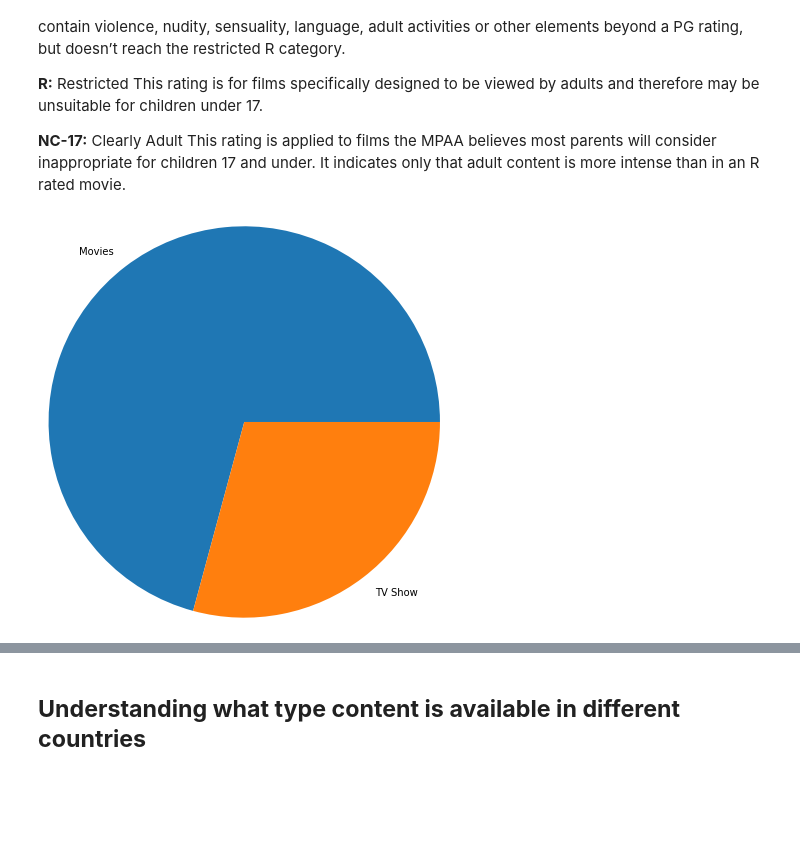
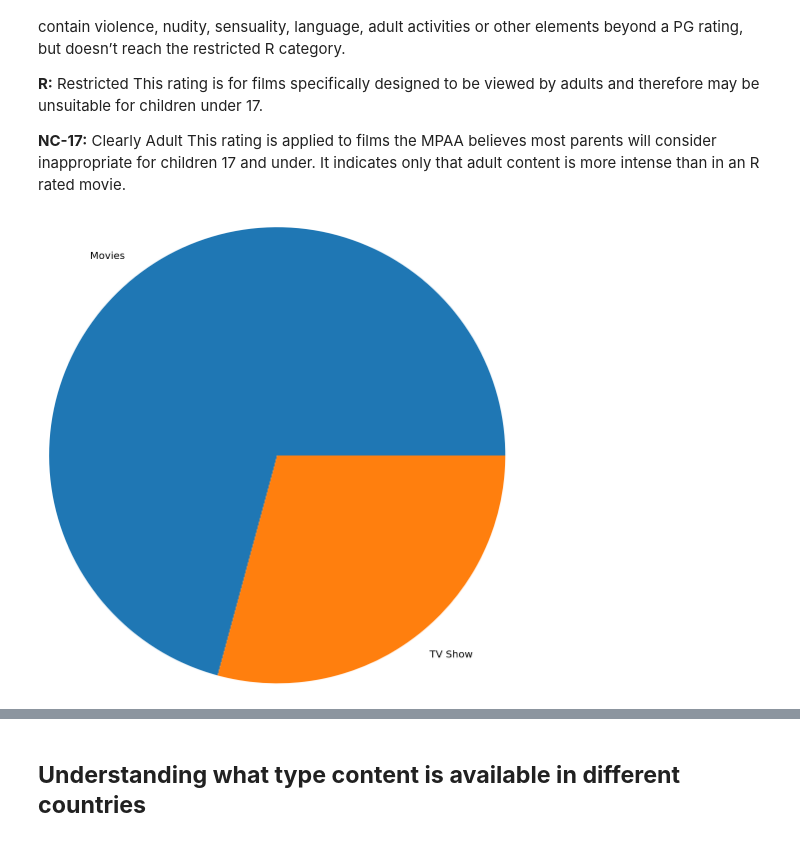
Before and after one commit to smkmohsin/NETFLIX-MOVIES-AND-TV-SHOWS-CLUSTERING, a Jupyter notebook: NETFLIX_MOVIES_AND_TV_SHOWS_CLUSTERING.ipynb, the cells around one changed output, grey strips where cells are left out. Saved outputs shown, nothing was run; the diff lists cells and outputs as text; code cells hidden in the pictures; blank space fills up the shorter version.

```diff
--- a/NETFLIX_MOVIES_AND_TV_SHOWS_CLUSTERING.ipynb
+++ b/NETFLIX_MOVIES_AND_TV_SHOWS_CLUSTERING.ipynb
@@ -278,7 +290,7 @@ This rating is for films specifically designed to be viewed by adults and theref
 **NC-17:** Clearly Adult
 This rating is applied to films the MPAA believes most parents will consider inappropriate for children 17 and under. It indicates only that adult content is more intense than in an R rated movie.
 # %%
-plt.pie(dataset['type'].value_counts(), labels=['Movies', 'TV Show'], radius=1.8)
+plt.pie(dataset['type'].value_counts(), labels=['Movies', 'TV Show'], radius=1.5)
 plt.show()
 # %% [output]
-[figure, old version]
+[figure, new version]
```
Also changed, not shown: parts of 51 cells of this notebook.
